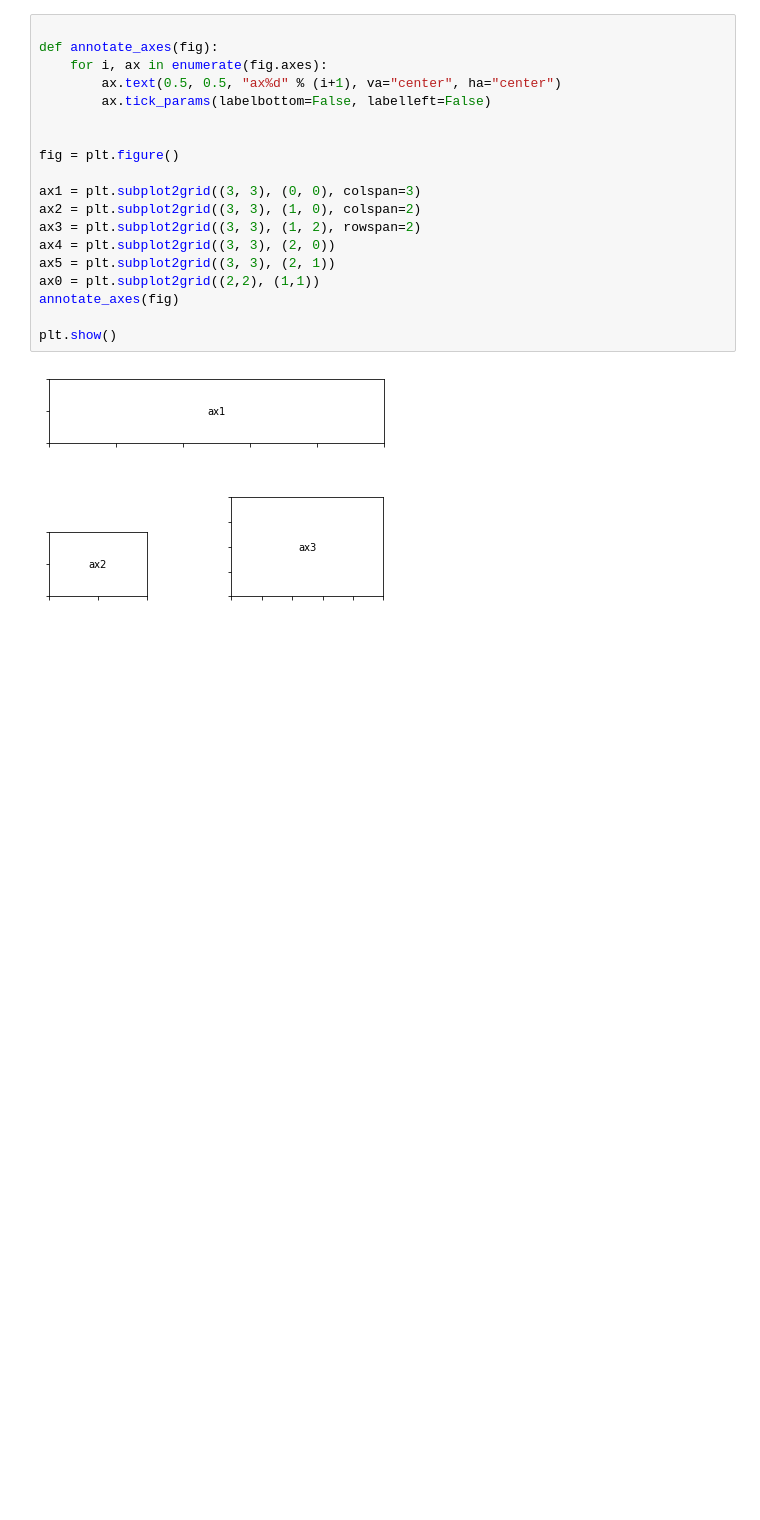
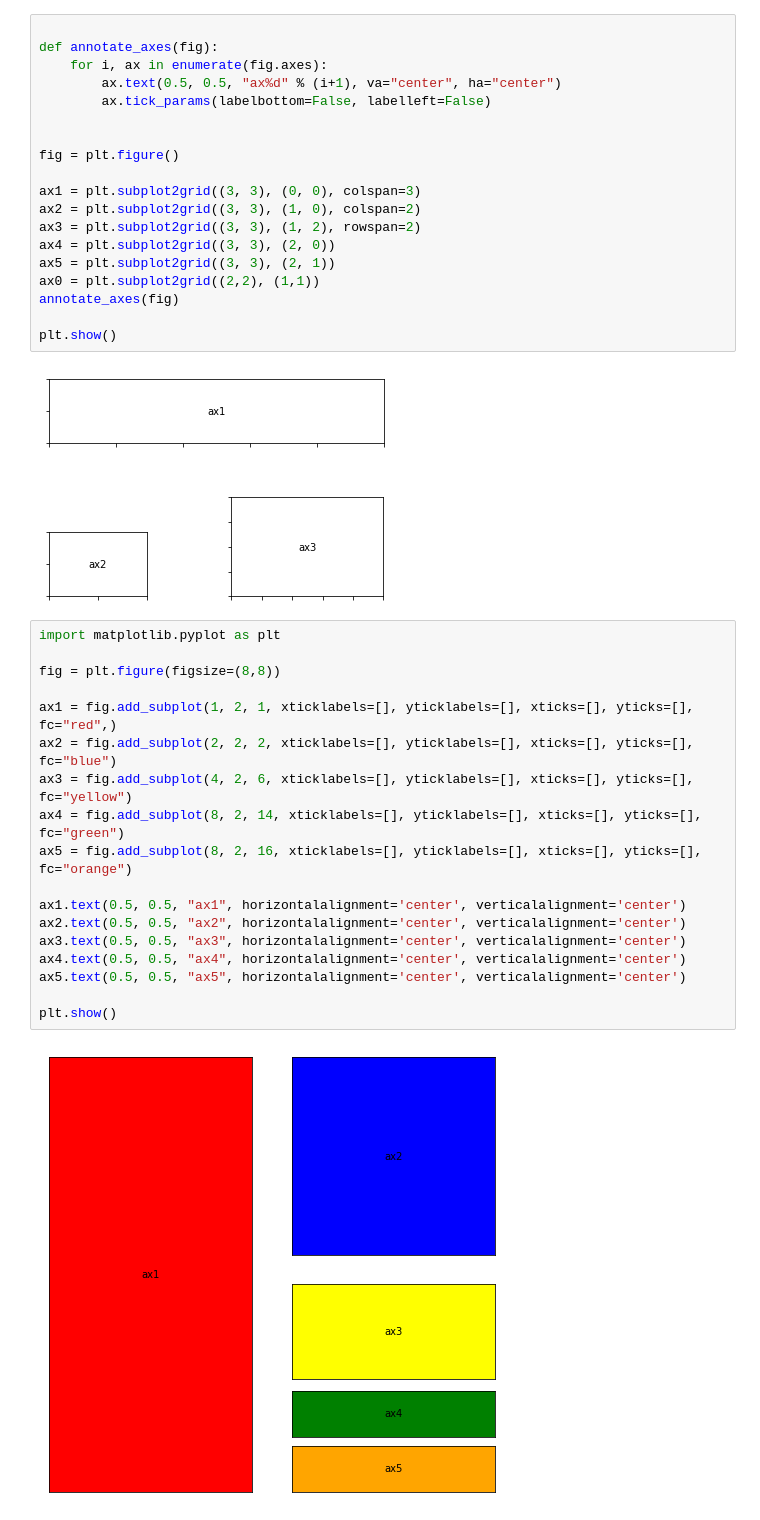
Before and after one commit to QED0711/ds_practice, a Jupyter notebook: graph_test.ipynb, the cells around one changed output. Cells and saved outputs as stored; diff of their text form; blank space fills up the shorter version.

```diff
--- a/graph_test.ipynb
+++ b/graph_test.ipynb
@@ -87,3 +87,23 @@ annotate_axes(fig)
 plt.show()
 # %% [output]
 [figure]
+# %%
+import matplotlib.pyplot as plt
+
+fig = plt.figure(figsize=(8,8))
+
+ax1 = fig.add_subplot(1, 2, 1, xticklabels=[], yticklabels=[], xticks=[], yticks=[], fc="red",)
+ax2 = fig.add_subplot(2, 2, 2, xticklabels=[], yticklabels=[], xticks=[], yticks=[], fc="blue")
+ax3 = fig.add_subplot(4, 2, 6, xticklabels=[], yticklabels=[], xticks=[], yticks=[], fc="yellow")
+ax4 = fig.add_subplot(8, 2, 14, xticklabels=[], yticklabels=[], xticks=[], yticks=[], fc="green")
+ax5 = fig.add_subplot(8, 2, 16, xticklabels=[], yticklabels=[], xticks=[], yticks=[], fc="orange")
+
+ax1.text(0.5, 0.5, "ax1", horizontalalignment='center', verticalalignment='center')
+ax2.text(0.5, 0.5, "ax2", horizontalalignment='center', verticalalignment='center')
+ax3.text(0.5, 0.5, "ax3", horizontalalignment='center', verticalalignment='center')
+ax4.text(0.5, 0.5, "ax4", horizontalalignment='center', verticalalignment='center')
+ax5.text(0.5, 0.5, "ax5", horizontalalignment='center', verticalalignment='center')
+
+plt.show()
+# %% [output]
+[figure, added]
```
Also changed, not shown: parts of 3 cells of this notebook.
